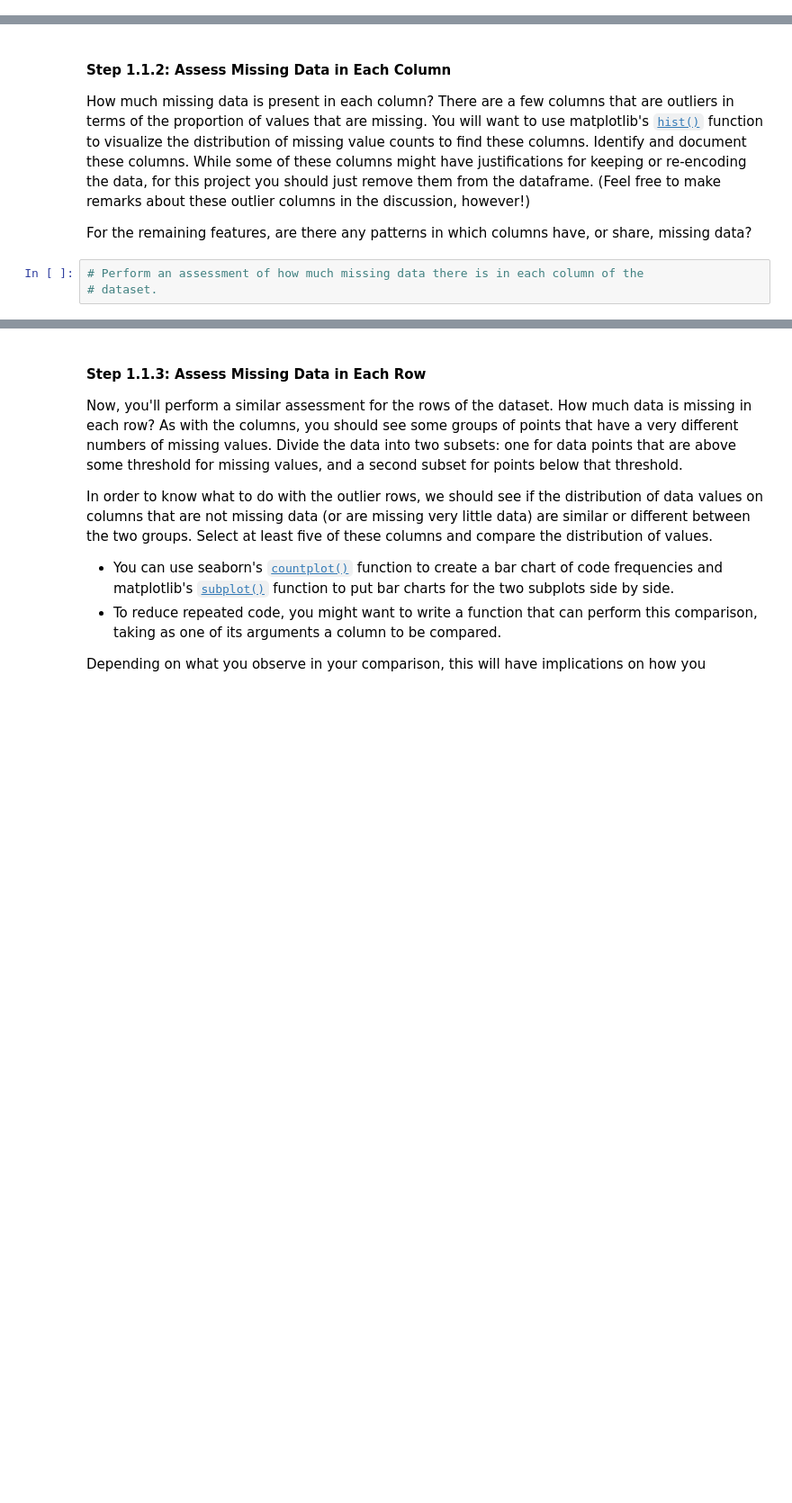
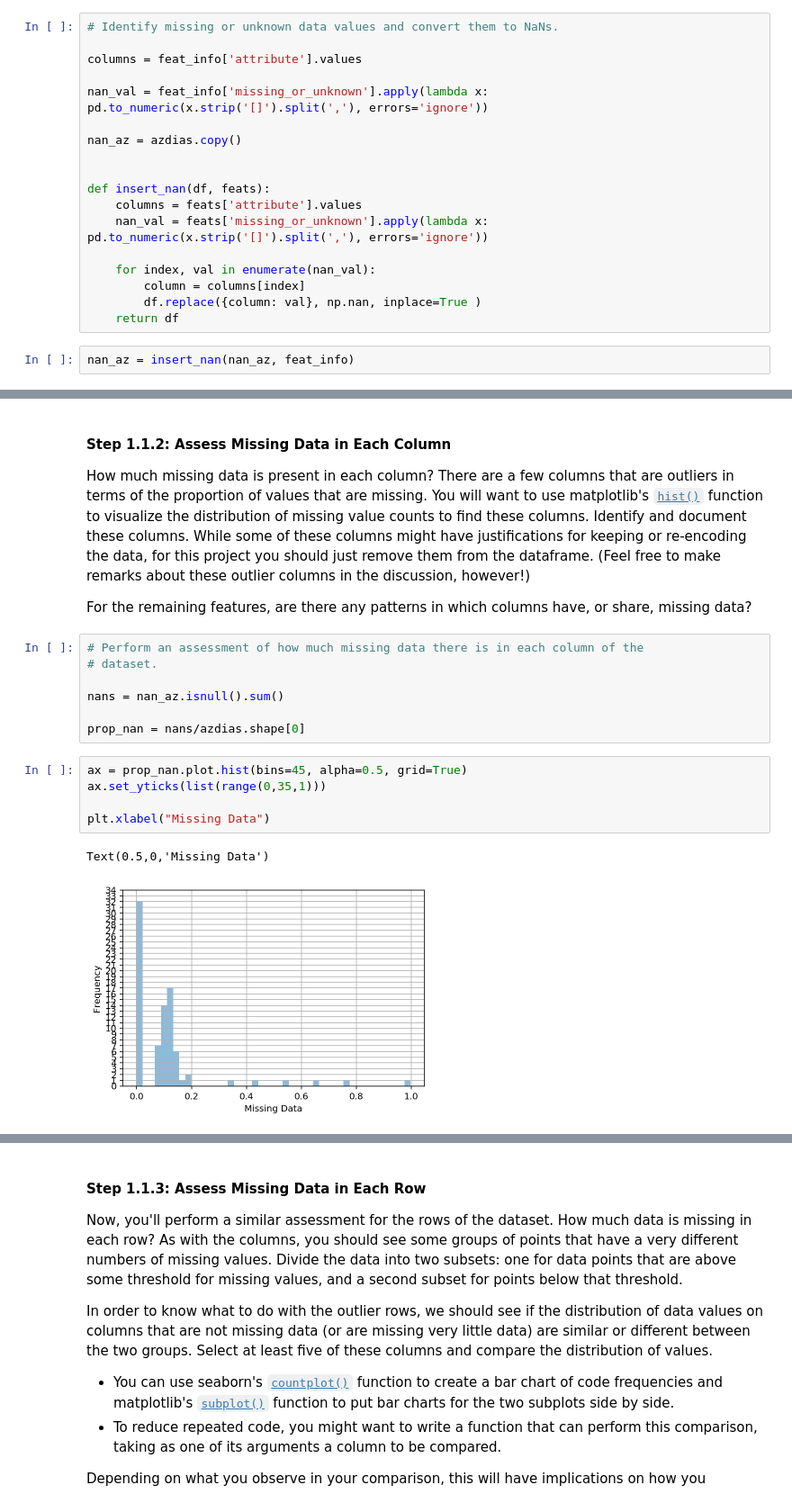
Before and after one commit to meisly/Identify_Customer_Segments, a Jupyter notebook: Identify_Customer_Segments.ipynb, the cells around one changed output, grey strips where cells are left out. Shown at 90% size. Cells and saved outputs as stored; diff of their text form; blank space fills up the shorter version.

Commit message:
finished data wrangling and analysis

```diff
--- a/Identify_Customer_Segments.ipynb
+++ b/Identify_Customer_Segments.ipynb
@@ -191,0 +143,20 @@ The fourth column of the feature attributes summary (loaded in above as `feat_in
+# %%
+# Identify missing or unknown data values and convert them to NaNs.
+
+columns = feat_info['attribute'].values
+
+nan_val = feat_info['missing_or_unknown'].apply(lambda x: pd.to_numeric(x.strip('[]').split(','), errors='ignore'))
+
+nan_az = azdias.copy()
+
+
+def insert_nan(df, feats):
+    columns = feats['attribute'].values
+    nan_val = feats['missing_or_unknown'].apply(lambda x: pd.to_numeric(x.strip('[]').split(','), errors='ignore'))
+
+    for index, val in enumerate(nan_val):
+        column = columns[index]
+        df.replace({column: val}, np.nan, inplace=True )
+    return df
+# %%
+nan_az = insert_nan(nan_az, feat_info)
@@ -198,5 +183,17 @@ For the remaining features, are there any patterns in which columns have, or sha
 # %%
 # Perform an assessment of how much missing data there is in each column of the
 # dataset.
+
+nans = nan_az.isnull().sum()
+
+prop_nan = nans/azdias.shape[0]
+# %%
+ax = prop_nan.plot.hist(bins=45, alpha=0.5, grid=True)
+ax.set_yticks(list(range(0,35,1)))
+
+plt.xlabel("Missing Data")
+# %% [output]
+Text(0.5,0,'Missing Data')
+[figure, added]
 # %%
 # Investigate patterns in the amount of missing data in each column.
```
Also changed, not shown: parts of 104 cells of this notebook, 2 other files.
